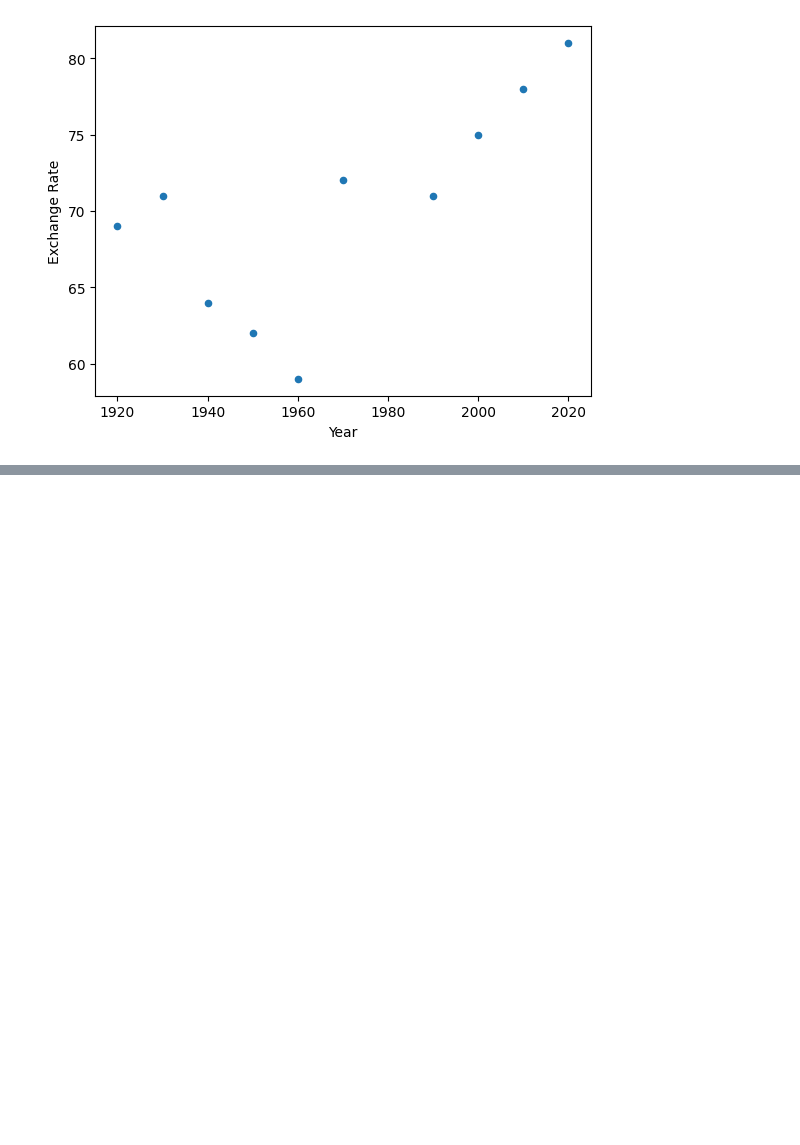
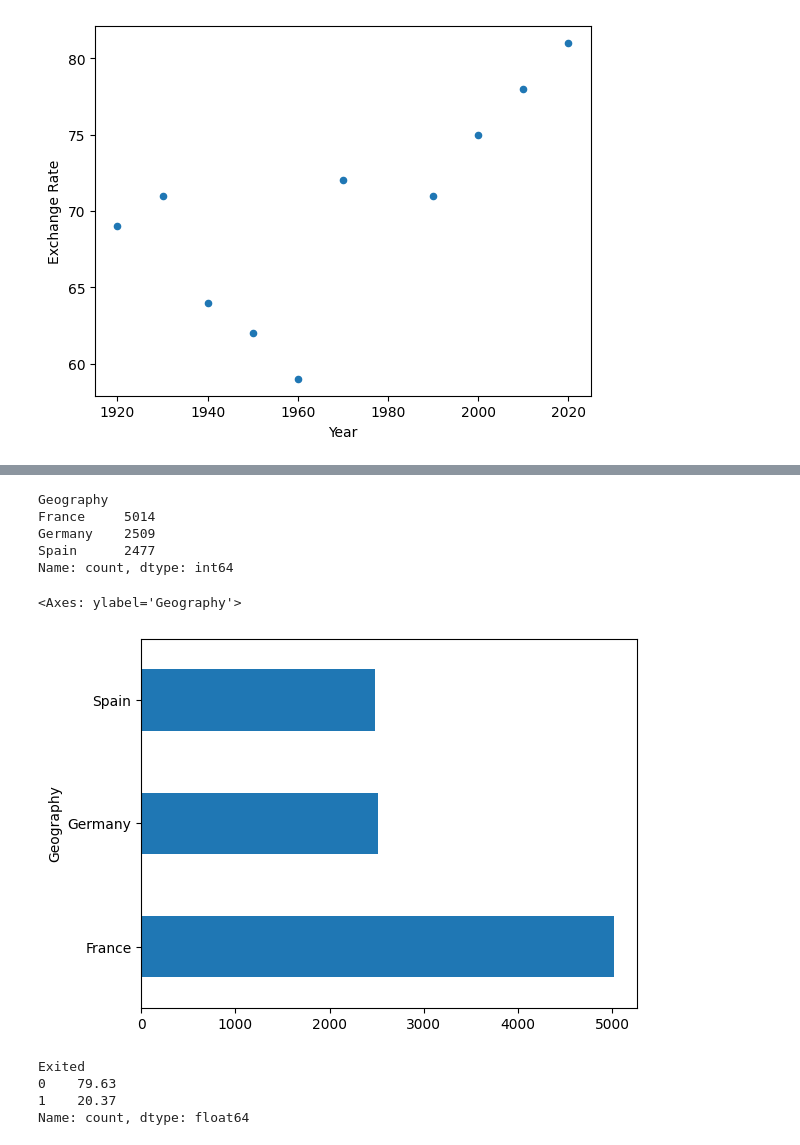
Before and after one commit to Arnab-apk/Gen_AI, a Jupyter notebook: data_vis.ipynb, the cells around one changed output, grey strips where cells are left out. Cells and saved outputs as stored; diff of their text form; code cells hidden in the pictures; blank space fills up the shorter version.

```diff
--- a/data_vis.ipynb
+++ b/data_vis.ipynb
@@ -64,0 +74,3 @@ plt.show()
+# %%
+churn_df=pd.read_csv('Churn_Modelling.csv')
+churn_df.head()
@@ -64,0 +84,21 @@ plt.show()
+# %%
+churn_df.Geography.value_counts()
+# %% [output]
+Geography
+France     5014
+Germany    2509
+Spain      2477
+Name: count, dtype: int64
+# %%
+churn_df.Geography.value_counts().plot(kind='barh')
+# %% [output]
+<Axes: ylabel='Geography'>
+[figure, added]
+# %%
+#percent of people remaining
+churn_df['Exited'].value_counts()/len(churn_df)*100
+# %% [output]
+Exited
+0    79.63
+1    20.37
+Name: count, dtype: float64
```
Also changed, not shown: parts of 5 cells of this notebook.
